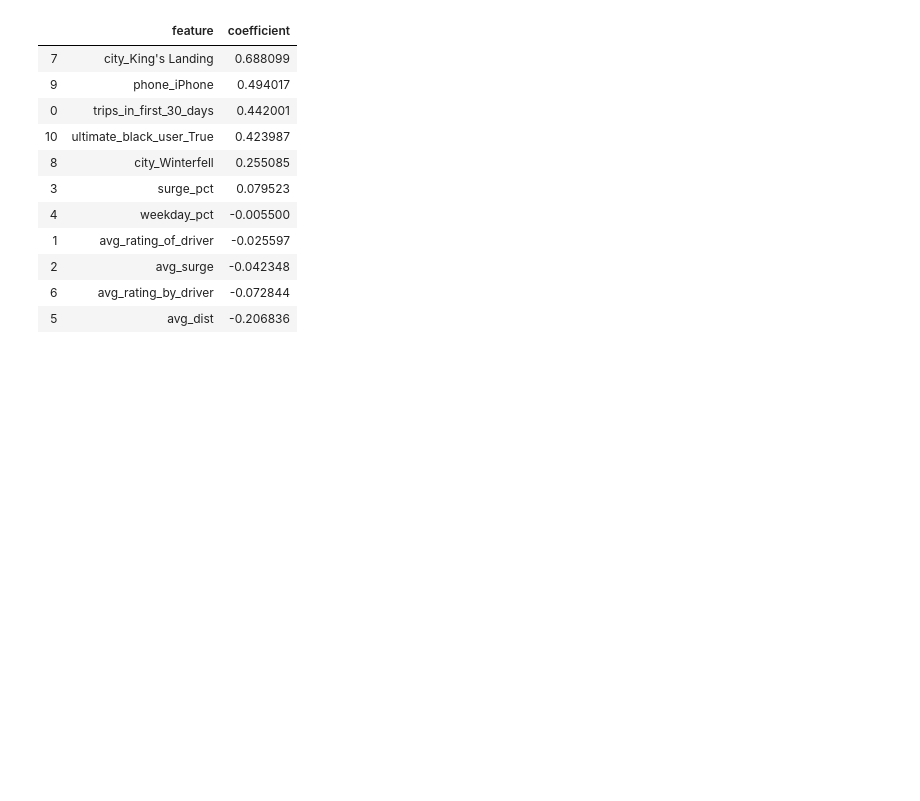
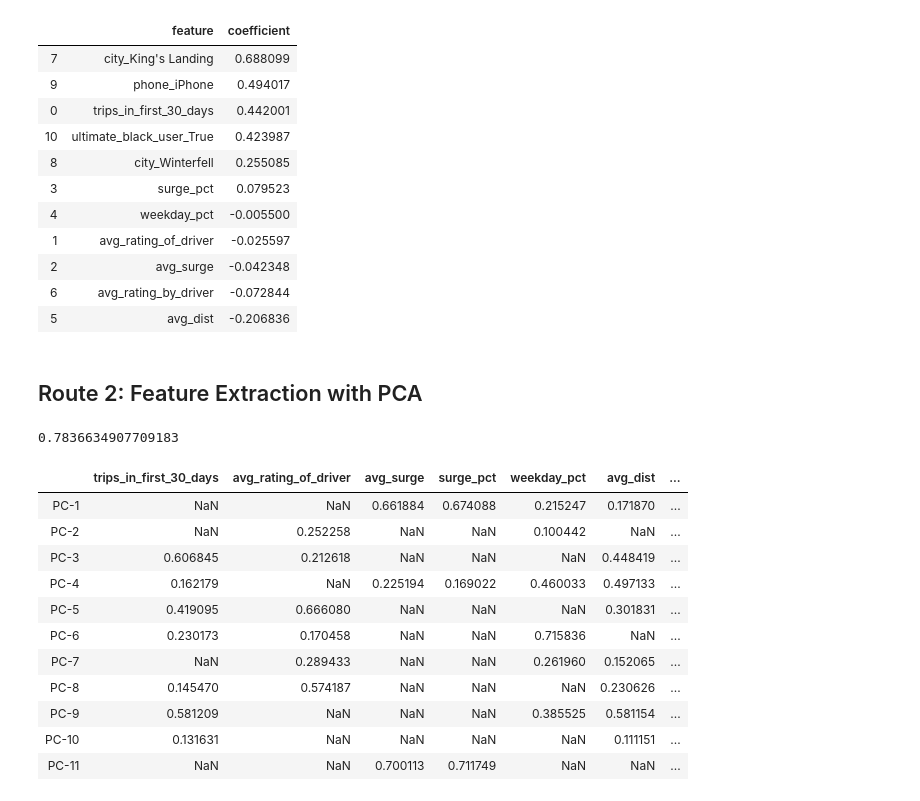
Before and after one commit to lelarson/Springboard, a Jupyter notebook: Mini Projects/THC1.ipynb, the cells around one changed output. Cells and saved outputs as stored; diff of their text form; code cells hidden in the pictures; blank space fills up the shorter version.

```diff
--- a/Mini Projects/THC1.ipynb
+++ b/Mini Projects/THC1.ipynb
@@ -537,3 +542,37 @@ df_coef.sort_values(by='coefficient', ascending=False)
 | 2 | avg_surge | -0.042348 |
 | 6 | avg_rating_by_driver | -0.072844 |
 | 5 | avg_dist | -0.206836 |
+# %% [markdown]
+## Route 2: Feature Extraction with PCA
+# %%
+# now well try go a different route. Instead of building a classifier, we'll
+# experiment with a feature extraction technique called Principal Component Analysis
+# This will convert our df into a set of linearly uncorrelated variables
+# so we can get a better feel for the most influential features
+
+from sklearn.decomposition import PCA
+
+pca = PCA()
+features = scaler.fit_transform(df_features)
+components = pca.fit(features)
+np.sum(pca.explained_variance_ratio_[0:7])
+# %% [output]
+0.7836634907709183
+# %%
+df_comp = pd.DataFrame(pca.components_,columns=df_features.columns,index=['PC-1','PC-2','PC-3','PC-4','PC-5','PC-6','PC-7','PC-8','PC-9','PC-10','PC-11'])
+#absolute values of correlation with principal components
+best_features = np.absolute(df_comp[np.absolute(df_comp) > 0.1])
+best_features.head(12)
+# %% [output]
+|  | trips_in_first_30_days | avg_rating_of_driver | avg_surge | surge_pct | weekday_pct | avg_dist | ... |
+| PC-1 | NaN | NaN | 0.661884 | 0.674088 | 0.215247 | 0.171870 | ... |
+| PC-2 | NaN | 0.252258 | NaN | NaN | 0.100442 | NaN | ... |
+| PC-3 | 0.606845 | 0.212618 | NaN | NaN | NaN | 0.448419 | ... |
+| PC-4 | 0.162179 | NaN | 0.225194 | 0.169022 | 0.460033 | 0.497133 | ... |
+| PC-5 | 0.419095 | 0.666080 | NaN | NaN | NaN | 0.301831 | ... |
+| PC-6 | 0.230173 | 0.170458 | NaN | NaN | 0.715836 | NaN | ... |
+| PC-7 | NaN | 0.289433 | NaN | NaN | 0.261960 | 0.152065 | ... |
+| PC-8 | 0.145470 | 0.574187 | NaN | NaN | NaN | 0.230626 | ... |
+| PC-9 | 0.581209 | NaN | NaN | NaN | 0.385525 | 0.581154 | ... |
+| PC-10 | 0.131631 | NaN | NaN | NaN | NaN | 0.111151 | ... |
+| PC-11 | NaN | NaN | 0.700113 | 0.711749 | NaN | NaN | ... |
```
Also changed, not shown: parts of 4 cells of this notebook.
